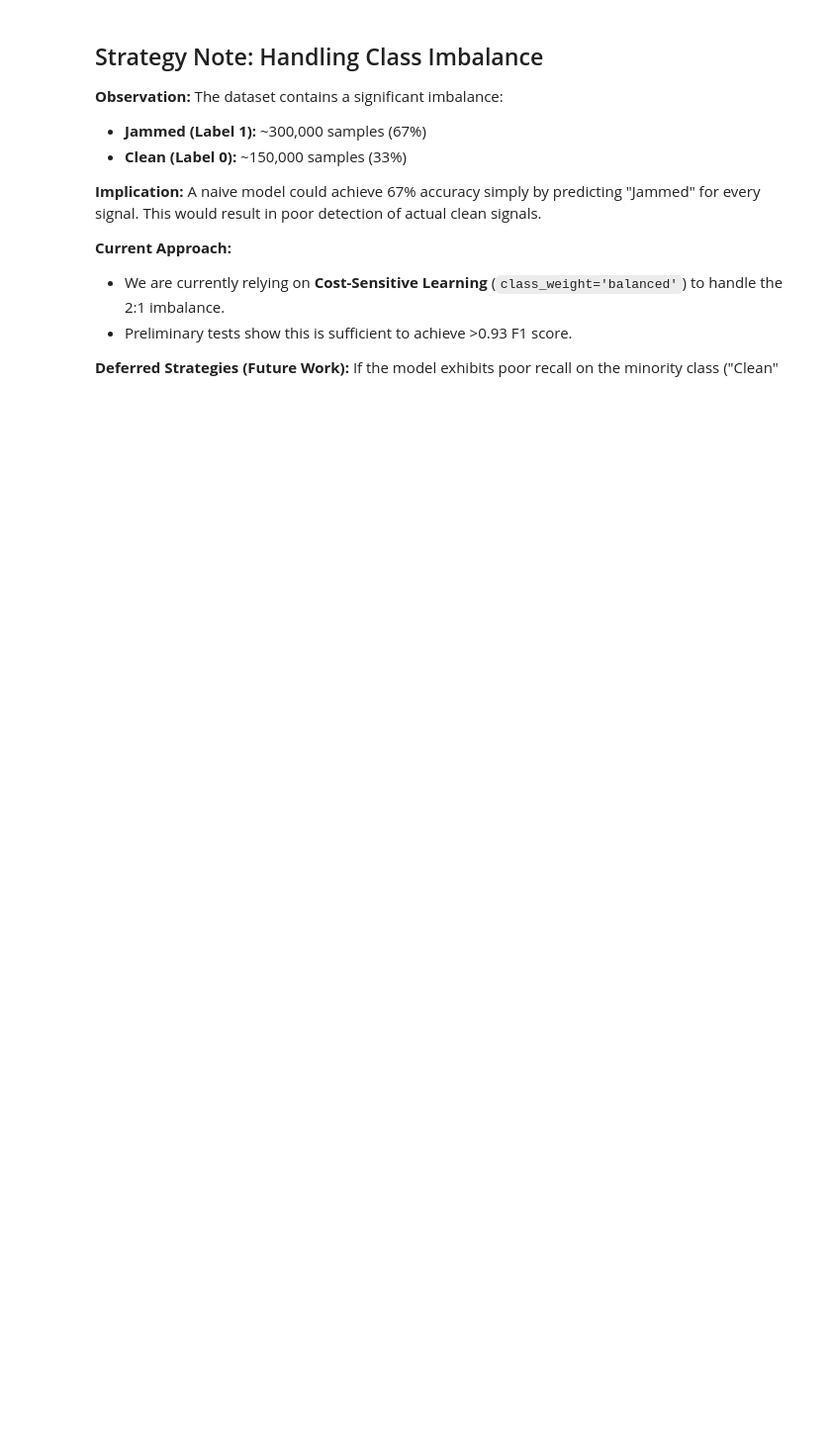
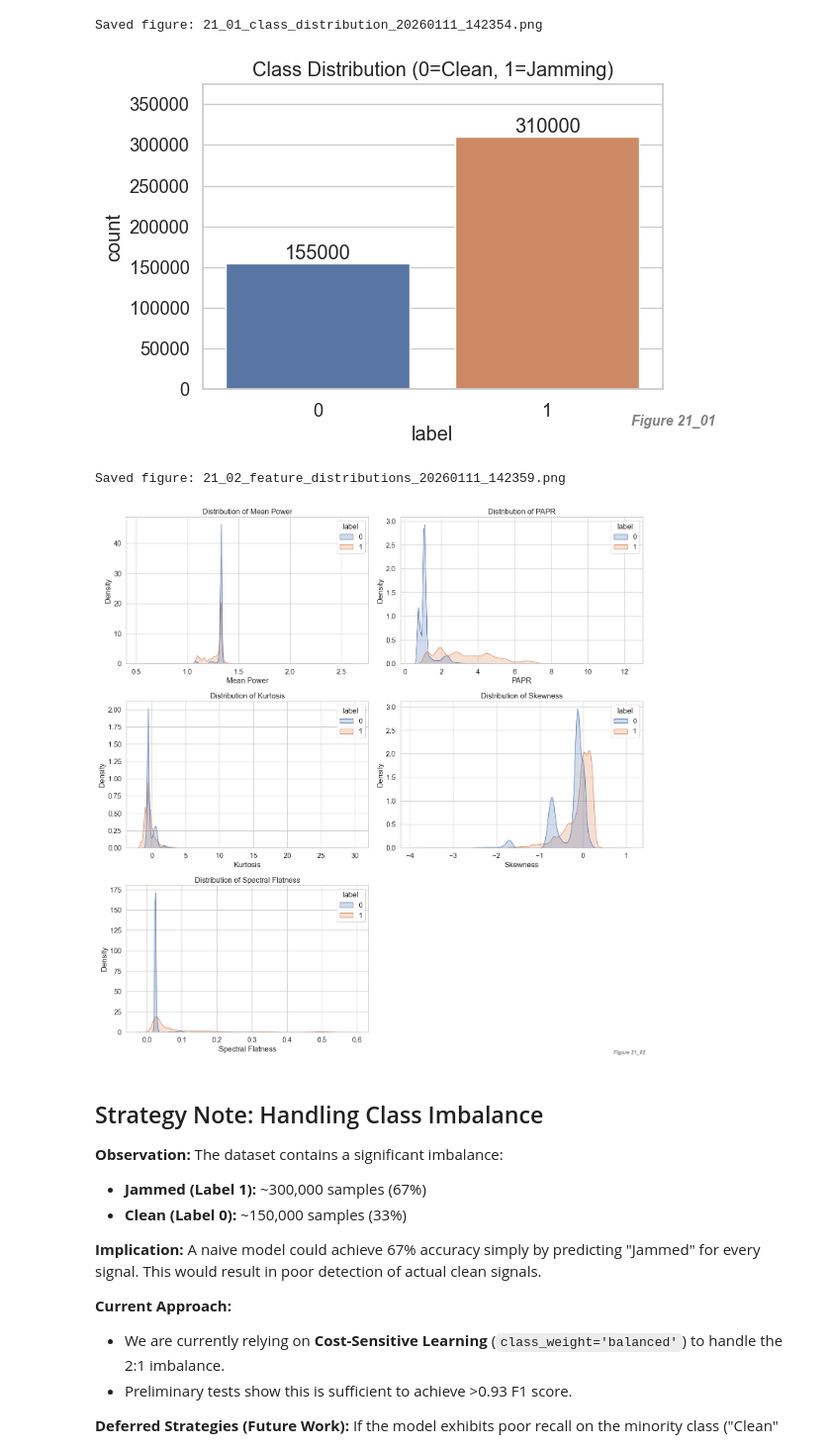
Before and after one commit to Itapit/LucidRF, a Jupyter notebook: ml/notebooks/21_visualize_dataset.ipynb, the cells around one changed output. Shown at 99% size. Cells and saved outputs as stored; diff of their text form; code cells hidden in the pictures; blank space fills up the shorter version.

```diff
--- a/ml/notebooks/21_visualize_dataset.ipynb
+++ b/ml/notebooks/21_visualize_dataset.ipynb
@@ -46,35 +59,40 @@ ax = sns.countplot(x='label', data=df, hue='label', palette=['C0', 'C1'], legend
 for p in ax.patches:
     height = p.get_height()
     if height > 0:
         center_x = p.get_x() + p.get_width() / 2
         ax.annotate(f'{int(height)}',
                     (center_x, height),     # X = center, Y = top of bar
                     ha='center',            # Center the text horizontally
                     va='bottom',            # Sit the text on top of the coordinate
                     xytext=(0, 0),          # Lift it 5 points up so it doesn't touch the bar
                     textcoords='offset points')
 
 current_ymax = plt.ylim()[1]
 plt.ylim(0, current_ymax * 1.15)
 plt.title("Class Distribution (0=Clean, 1=Jamming)")
-save_plot("class_distribution",fig_id="01", prefix=NB_ID)
+save_plot("class_distribution",fig_id="01", nb_id=NB_ID)
 plt.show()
 
 # Feature Distributions (KDE)
 num_features = len(features_to_plot)
 cols = 2
 rows = (num_features + 1) // cols
 
 plt.figure(figsize=(15, 5 * rows))
 for i, feature in enumerate(features_to_plot):
     plt.subplot(rows, cols, i + 1)
     sns.kdeplot(data=df, x=feature, hue='label', fill=True,
                 palette={0: 'C0', 1: 'C1'}, common_norm=False)
     plt.title(f"Distribution of {feature}")
 
 plt.tight_layout()
-save_plot("feature_distributions",fig_id="02", prefix=NB_ID)
+save_plot("feature_distributions",fig_id="02", nb_id=NB_ID)
 plt.show()
+# %% [output]
+Saved figure: 21_01_class_distribution_20260111_142354.png
+[figure, added]
+Saved figure: 21_02_feature_distributions_20260111_142359.png
+[figure, added]
 # %% [markdown]
 ## Strategy Note: Handling Class Imbalance
 
```
Also changed, not shown: parts of 7 cells of this notebook.
